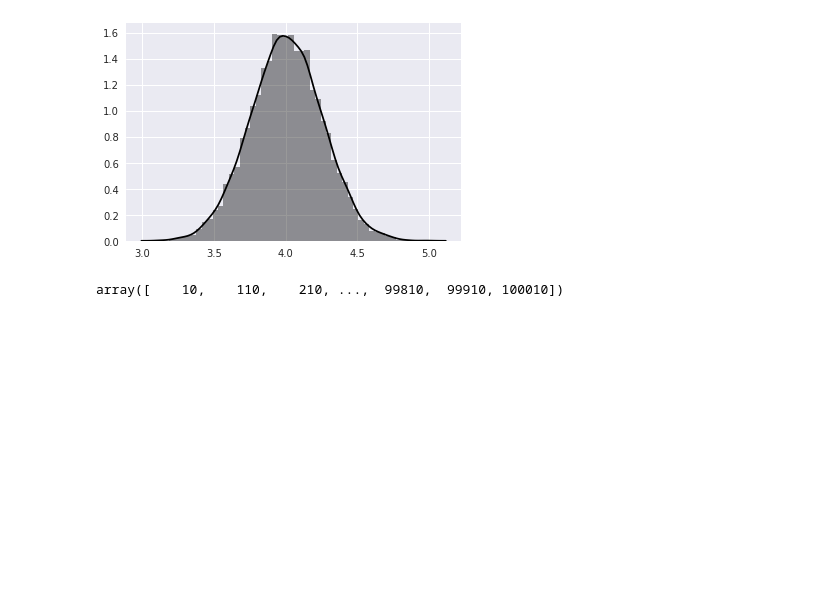
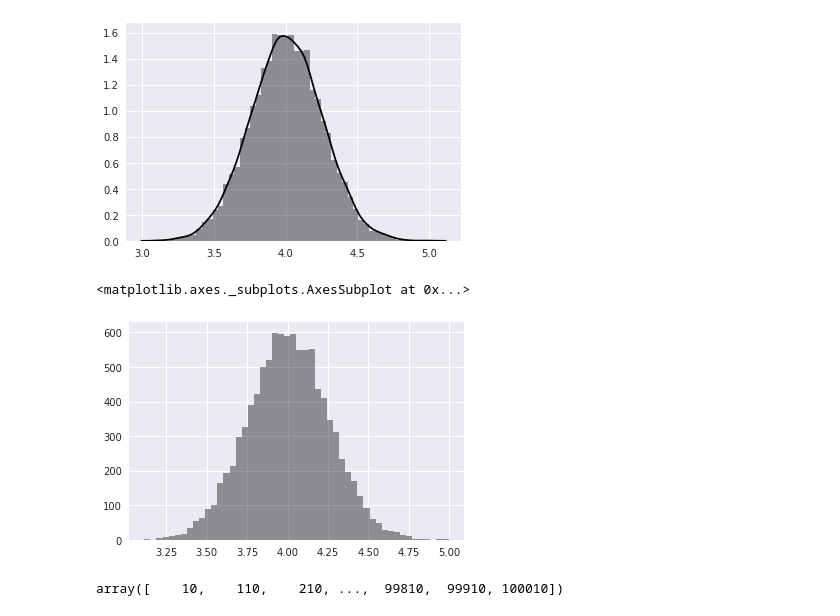
Before and after one commit to KentFujii/py_statistics, a Jupyter notebook: data_analysis/sampling.ipynb, the cells around one changed output. Saved outputs shown, nothing was run; the diff lists cells and outputs as text; code cells hidden in the pictures; blank space fills up the shorter version.

```diff
--- a/data_analysis/sampling.ipynb
+++ b/data_analysis/sampling.ipynb
@@ -34,6 +34,12 @@ sns.distplot(sample_mean_array, color='black')
 # %% [output]
 <matplotlib.axes._subplots.AxesSubplot at 0x...>
 [figure]
+# %%
+# 単純に頻度を調べたいときはこう
+sns.distplot(sample_mean_array, color='black', kde=False)
+# %% [output]
+<matplotlib.axes._subplots.AxesSubplot at 0x...>
+[figure, added]
 # %%
 size_array = np.arange(start=10, stop=100100, step=100)
 size_array
```
Also changed, not shown: parts of 1 cell of this notebook.
